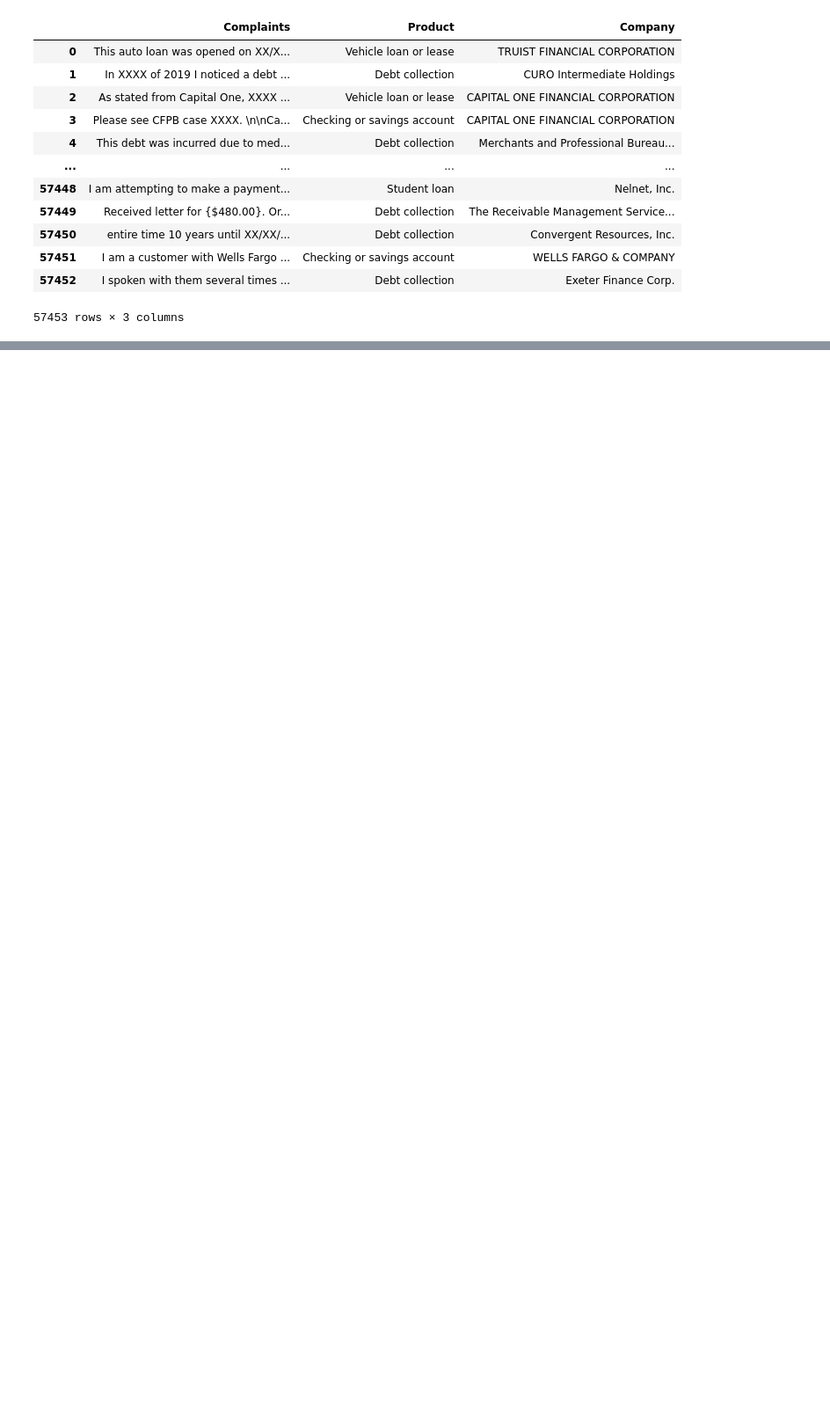
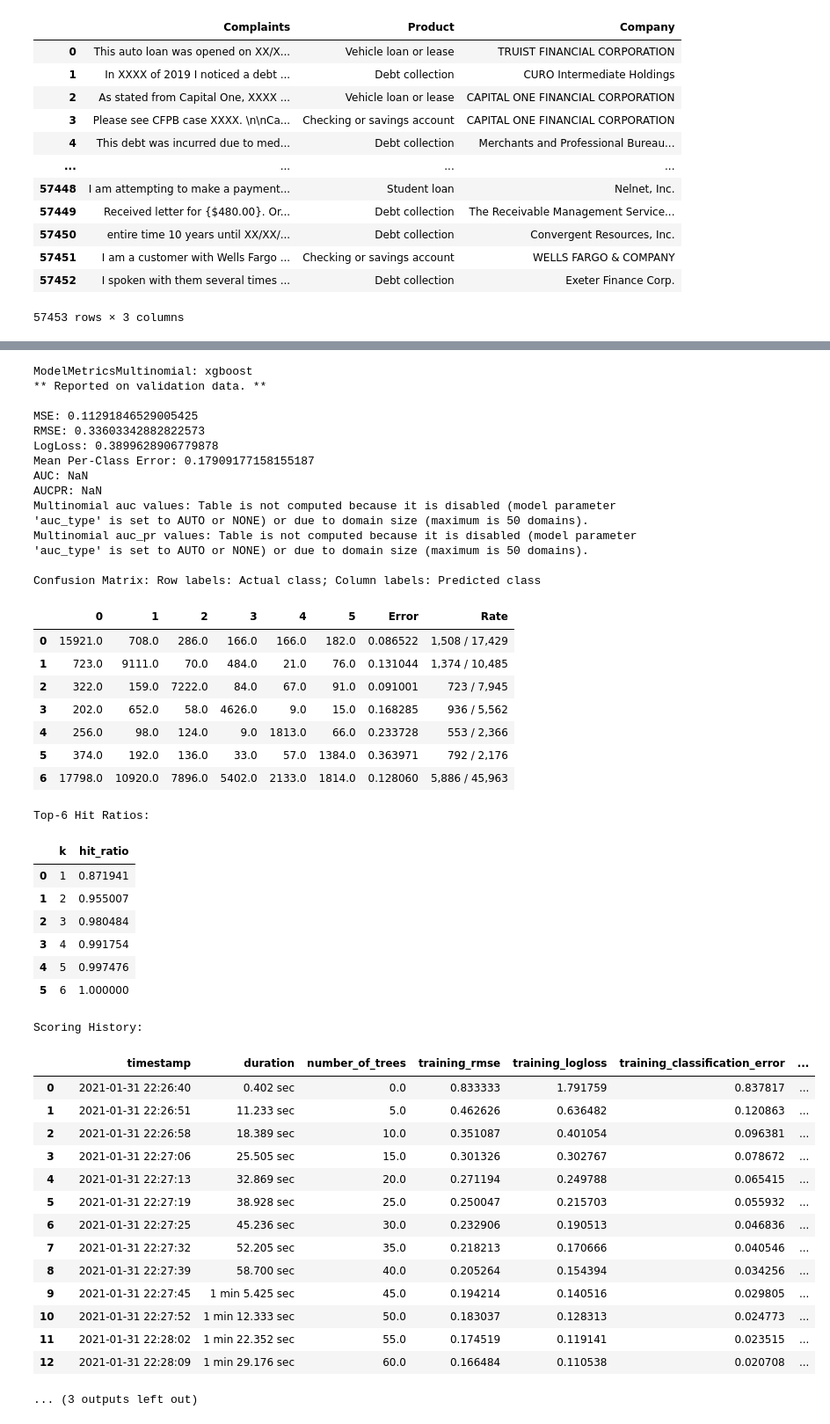
Before and after one commit to ishaterdal/Text-Classification-using-TFIDF, a Jupyter notebook: Text_Classification_using_TFIDF.ipynb, the cells around one changed output, grey strips where cells are left out. Shown: that part at 88% size. Drawn from its saved outputs; the diff is of its cells as text; code cells hidden in the pictures; blank space fills up the shorter version.

```diff
--- a/Text_Classification_using_TFIDF.ipynb
+++ b/Text_Classification_using_TFIDF.ipynb
@@ -150,0 +302,7 @@ target={'Debt Collection':0}
+# %%
+aml = H2OAutoML(max_models=10, seed=10, exclude_algos=['StackedEnsemble'], verbosity='info', nfolds=0, balance_classes=True, max_after_balance_size=0.3)
+# %%
+x=vectorizer_tf.get_feature_names()
+y='target'
+# %%
+aml.train(x=x, y=y, training_frame=h2o_train_df, validation_frame=h2o_test_df)
@@ -150,0 +377,6 @@ target={'Debt Collection':0}
+# %%
+model_ids = list(aml.leaderboard['model_id'].as_data_frame().iloc[:,0])
+out = h2o.get_model([mid for mid in model_ids if "XGBoost" in mid][0])
+# %%
+out
+# %% [output]
@@ -150,0 +421,45 @@ target={'Debt Collection':0}
+ModelMetricsMultinomial: xgboost
+** Reported on validation data. **
+
+MSE: 0.11291846529005425
+RMSE: 0.33603342882822573
+LogLoss: 0.3899628906779878
+Mean Per-Class Error: 0.17909177158155187
+AUC: NaN
+AUCPR: NaN
+Multinomial auc values: Table is not computed because it is disabled (model parameter 'auc_type' is set to AUTO or NONE) or due to domain size (maximum is 50 domains).
+Multinomial auc_pr values: Table is not computed because it is disabled (model parameter 'auc_type' is set to AUTO or NONE) or due to domain size (maximum is 50 domains).
+
+Confusion Matrix: Row labels: Actual class; Column labels: Predicted class
+|  | 0 | 1 | 2 | 3 | 4 | 5 | Error | Rate |
+| 0 | 15921.0 | 708.0 | 286.0 | 166.0 | 166.0 | 182.0 | 0.086522 | 1,508 / 17,429 |
+| 1 | 723.0 | 9111.0 | 70.0 | 484.0 | 21.0 | 76.0 | 0.131044 | 1,374 / 10,485 |
+| 2 | 322.0 | 159.0 | 7222.0 | 84.0 | 67.0 | 91.0 | 0.091001 | 723 / 7,945 |
+| 3 | 202.0 | 652.0 | 58.0 | 4626.0 | 9.0 | 15.0 | 0.168285 | 936 / 5,562 |
+| 4 | 256.0 | 98.0 | 124.0 | 9.0 | 1813.0 | 66.0 | 0.233728 | 553 / 2,366 |
+| 5 | 374.0 | 192.0 | 136.0 | 33.0 | 57.0 | 1384.0 | 0.363971 | 792 / 2,176 |
+| 6 | 17798.0 | 10920.0 | 7896.0 | 5402.0 | 2133.0 | 1814.0 | 0.128060 | 5,886 / 45,963 |
+Top-6 Hit Ratios:
+|  | k | hit_ratio |
+| 0 | 1 | 0.871941 |
+| 1 | 2 | 0.955007 |
+| 2 | 3 | 0.980484 |
+| 3 | 4 | 0.991754 |
+| 4 | 5 | 0.997476 |
+| 5 | 6 | 1.000000 |
+Scoring History:
+|  |  | timestamp | duration | number_of_trees | training_rmse | training_logloss | training_classification_error | ... |
+| 0 |  | 2021-01-31 22:26:40 | 0.402 sec | 0.0 | 0.833333 | 1.791759 | 0.837817 | ... |
+| 1 |  | 2021-01-31 22:26:51 | 11.233 sec | 5.0 | 0.462626 | 0.636482 | 0.120863 | ... |
+| 2 |  | 2021-01-31 22:26:58 | 18.389 sec | 10.0 | 0.351087 | 0.401054 | 0.096381 | ... |
+| 3 |  | 2021-01-31 22:27:06 | 25.505 sec | 15.0 | 0.301326 | 0.302767 | 0.078672 | ... |
+| 4 |  | 2021-01-31 22:27:13 | 32.869 sec | 20.0 | 0.271194 | 0.249788 | 0.065415 | ... |
+| 5 |  | 2021-01-31 22:27:19 | 38.928 sec | 25.0 | 0.250047 | 0.215703 | 0.055932 | ... |
+| 6 |  | 2021-01-31 22:27:25 | 45.236 sec | 30.0 | 0.232906 | 0.190513 | 0.046836 | ... |
+| 7 |  | 2021-01-31 22:27:32 | 52.205 sec | 35.0 | 0.218213 | 0.170666 | 0.040546 | ... |
+| 8 |  | 2021-01-31 22:27:39 | 58.700 sec | 40.0 | 0.205264 | 0.154394 | 0.034256 | ... |
+| 9 |  | 2021-01-31 22:27:45 | 1 min 5.425 sec | 45.0 | 0.194214 | 0.140516 | 0.029805 | ... |
+| 10 |  | 2021-01-31 22:27:52 | 1 min 12.333 sec | 50.0 | 0.183037 | 0.128313 | 0.024773 | ... |
+| 11 |  | 2021-01-31 22:28:02 | 1 min 22.352 sec | 55.0 | 0.174519 | 0.119141 | 0.023515 | ... |
+| 12 |  | 2021-01-31 22:28:09 | 1 min 29.176 sec | 60.0 | 0.166484 | 0.110538 | 0.020708 | ... |
+... (3 outputs left out)
```
Also changed, not shown: parts of 46 cells of this notebook.
